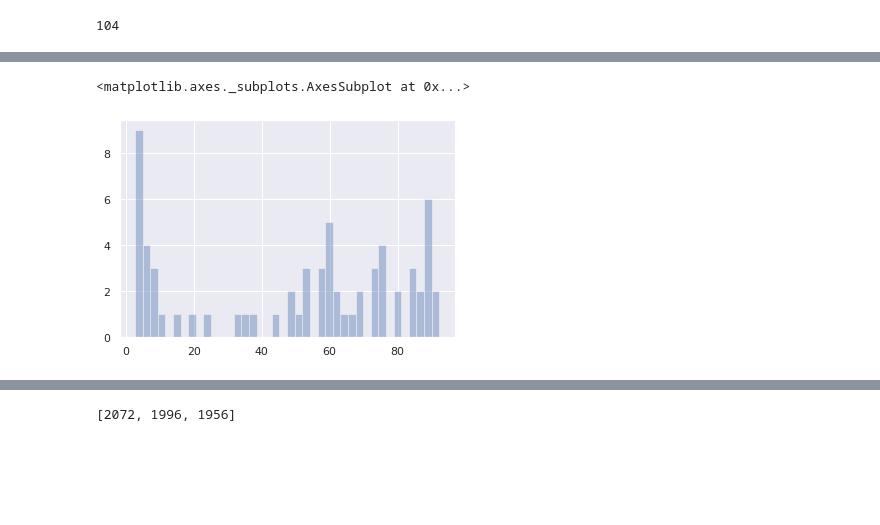
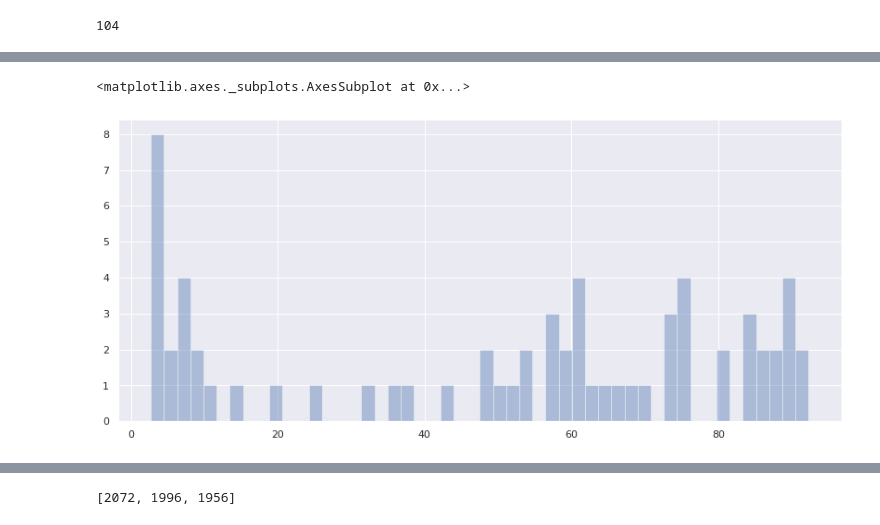
Before and after one commit to sanagno/psychiatry-mri-eeg, a Jupyter notebook: data_exploration.ipynb, the cells around one changed output, grey strips where cells are left out. Saved outputs shown, nothing was run; the diff lists cells and outputs as text; code cells hidden in the pictures; blank space fills up the shorter version.

```diff
--- a/data_exploration.ipynb
+++ b/data_exploration.ipynb
@@ -285,13 +286,16 @@ for file in files:
 # %%
 import numpy as np
 import pandas as pd
 import seaborn as sns
 import matplotlib.pyplot as plt
 from scipy import stats
 
+from pylab import rcParams
+rcParams['figure.figsize'] = 14, 6
+
 sns.set(color_codes=True)
 
-sns.distplot(filled_values_all_types, kde=False, bins=40)
+sns.distplot(filled_values_all_types, kde=False, bins=50)
 # %% [output]
 <matplotlib.axes._subplots.AxesSubplot at 0x...>
-[figure, old version]
+[figure, new version]
```
Also changed, not shown: parts of 5 cells of this notebook.
